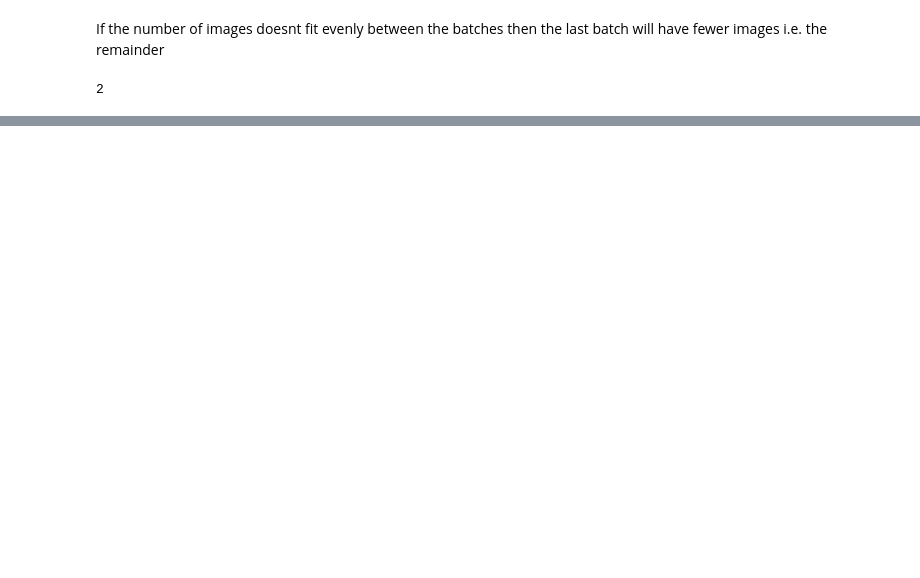
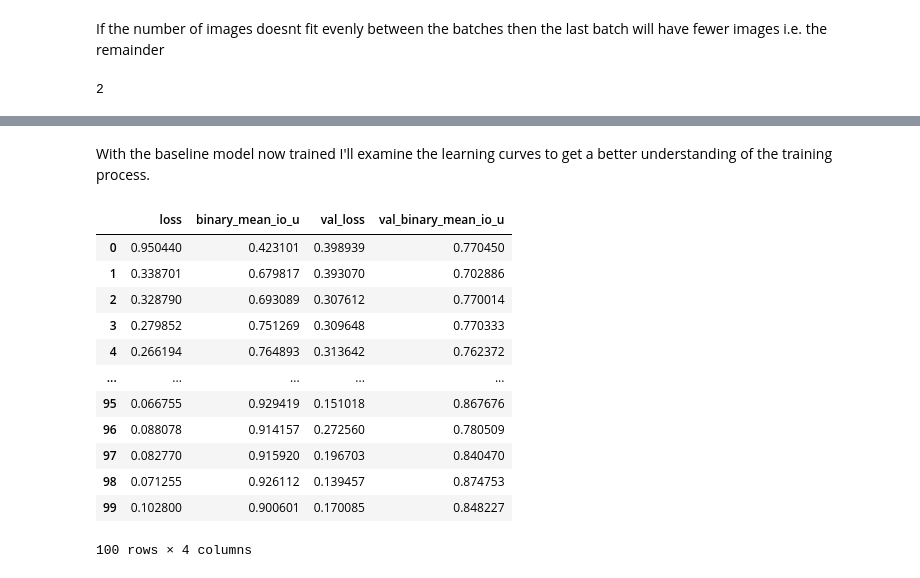
Before and after one commit to a-cass/eo-semantic-segmentation, a Jupyter notebook: nwpu_lakes_segmentation_p3.ipynb, the cells around one changed output, grey strips where cells are left out. Drawn from its saved outputs; the diff is of its cells as text; code cells hidden in the pictures; blank space fills up the shorter version.

```diff
--- a/nwpu_lakes_segmentation_p3.ipynb
+++ b/nwpu_lakes_segmentation_p3.ipynb
@@ -299,0 +325,2 @@ with open(hist_filepath, 'wb') as f:
+# %% [markdown]
+With the baseline model now trained I'll examine the learning curves to get a better understanding of the training process.
@@ -299,0 +331,18 @@ with open(hist_filepath, 'wb') as f:
+# %%
+# Create a DataFrame to examine the metrics
+hist_df = pd.DataFrame(history)
+hist_df
+# %% [output]
+|  | loss | binary_mean_io_u | val_loss | val_binary_mean_io_u |
+| 0 | 0.950440 | 0.423101 | 0.398939 | 0.770450 |
+| 1 | 0.338701 | 0.679817 | 0.393070 | 0.702886 |
+| 2 | 0.328790 | 0.693089 | 0.307612 | 0.770014 |
+| 3 | 0.279852 | 0.751269 | 0.309648 | 0.770333 |
+| 4 | 0.266194 | 0.764893 | 0.313642 | 0.762372 |
+| ... | ... | ... | ... | ... |
+| 95 | 0.066755 | 0.929419 | 0.151018 | 0.867676 |
+| 96 | 0.088078 | 0.914157 | 0.272560 | 0.780509 |
+| 97 | 0.082770 | 0.915920 | 0.196703 | 0.840470 |
+| 98 | 0.071255 | 0.926112 | 0.139457 | 0.874753 |
+| 99 | 0.102800 | 0.900601 | 0.170085 | 0.848227 |
+100 rows × 4 columns
```
Also changed, not shown: parts of 20 cells of this notebook.
